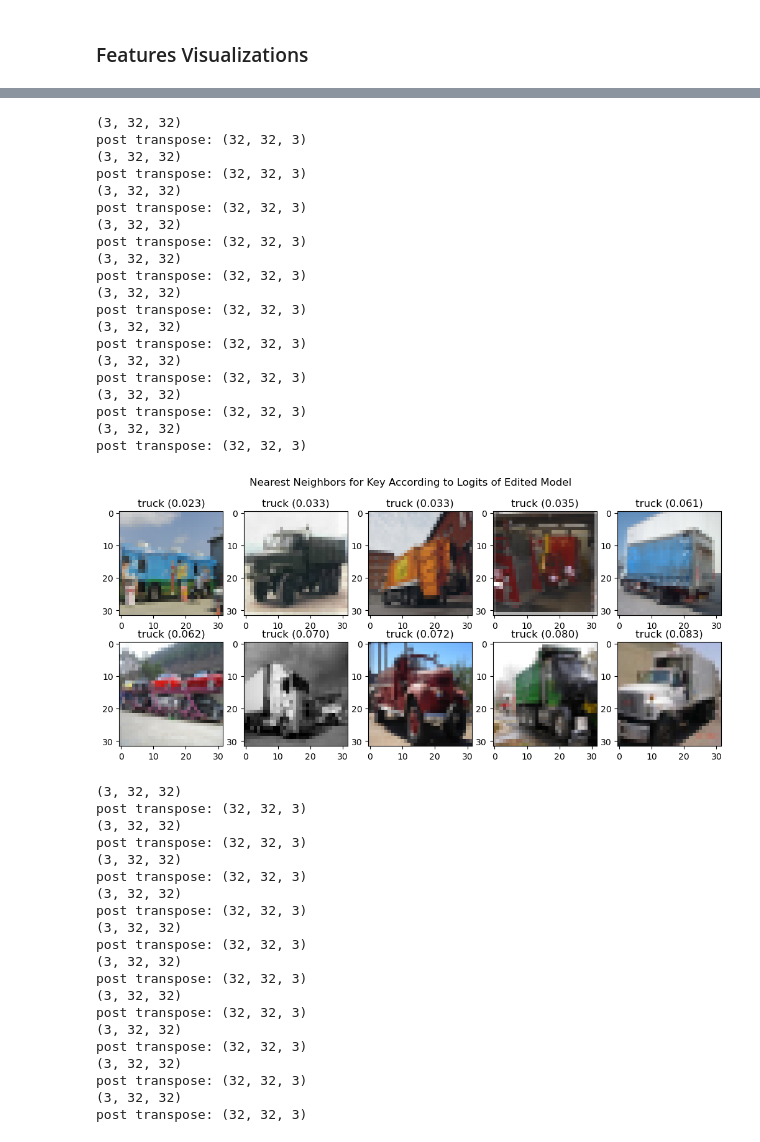
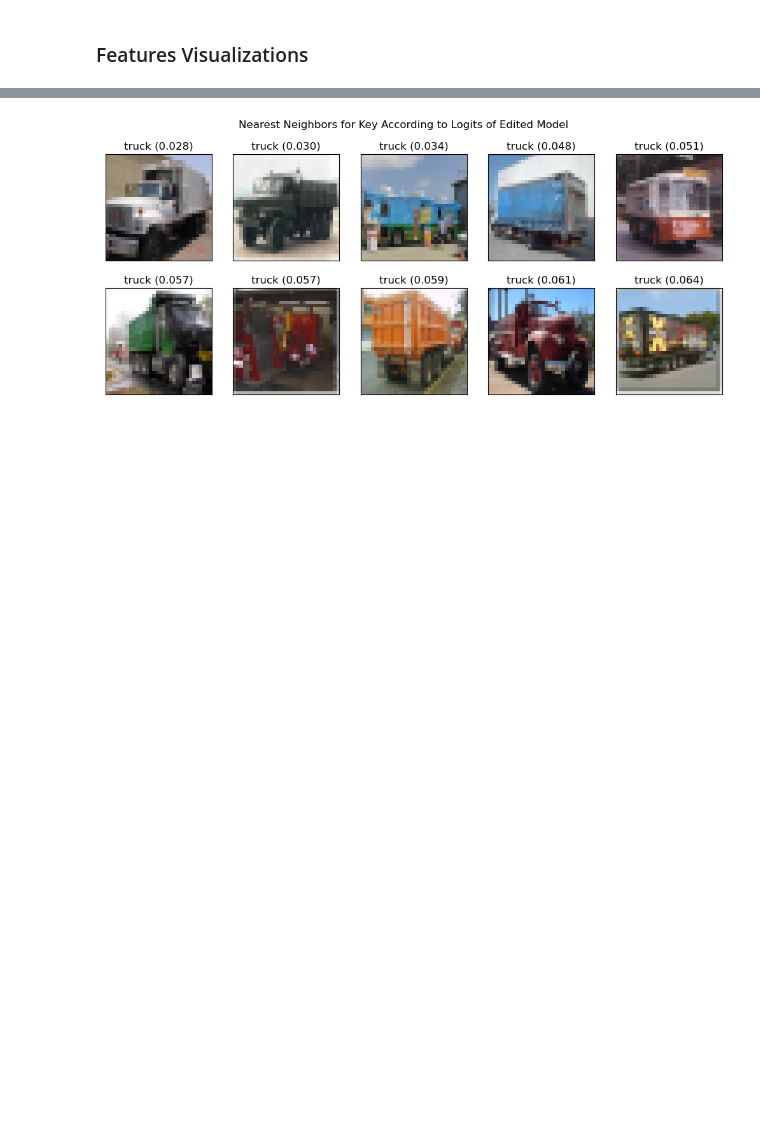
Before and after one commit to allisonchen23/model-editing, a Jupyter notebook: knn_analysis.ipynb, the cells around one changed output, grey strips where cells are left out. Saved outputs shown, nothing was run; the diff lists cells and outputs as text; code cells hidden in the pictures; blank space fills up the shorter version.

Commit message:
analyze distances @ feature and logit space

```diff
--- a/knn_analysis.ipynb
+++ b/knn_analysis.ipynb
@@ -21,13 +24,13 @@ import utils.visualizations as visualizations
 # %%
 # Define visualization function
 
-def show_results(results, class_list, idx, title):
+def show_results(results, class_list, idx, title, n_show=10, save_path=None):
     # pre_edit_resuilts = pre_edit_knn[data_type]
     # Keys: 'indices', 'distances', 'image_paths', 'labels'
-    anchor_indices = results['indices'][idx]
-    anchor_distances = results['distances'][idx]
-    anchor_image_paths = results['image_paths'][idx]
-    anchor_labels = results['labels'][idx]
+    anchor_indices = results['indices'][idx][:n_show]
+    anchor_distances = results['distances'][idx][:n_show]
+    anchor_image_paths = results['image_paths'][idx][:n_show]
+    anchor_labels = results['labels'][idx][:n_show]
     # anchor_labels = [class_list[label] for label in anchor1_labels]
     anchor_titles = []
     for label, distance in zip(anchor_labels, anchor_distances):
@@ -36,4 +39,5 @@ def show_results(results, class_list, idx, title):
     display_nearest_neighbors(
         image_paths=anchor_image_paths,
         labels=anchor_titles,
-        figure_title=title)
+        figure_title=title,
+        save_path=save_path)
@@ -190,29 +220,33 @@ post transpose: (32, 32, 3)
 # %%
 # LOGITS
-pre_edit_logits_knn = pre_edit_knn['logits']
-post_edit_logits_knn = pre_edit_knn['logits']
+# pre_edit_logits_knn = pre_edit_knn['logits']
+# post_edit_logits_knn = post_edit_knn['logits']
 
 # Logits for key (tank2)
 show_results(
-    results=pre_edit_logits_knn,
+    results=pre_edit_logits,
     class_list=class_list,
     idx=0,
-    title='Nearest Neighbors for Key According to Logits of Unedited Model')
+    title='Nearest Neighbors for Key According to Logits of Unedited Model',
+    save_path=os.path.join(save_dir, "pre_edit_key_neighbors_logits.png"))
 show_results(
-    results=post_edit_logits_knn,
+    results=post_edit_logits,
     class_list=class_list,
     idx=0,
-    title='Nearest Neighbors for Key According to Logits of Edited Model')
+    title='Nearest Neighbors for Key According to Logits of Edited Model',
+    save_path=os.path.join(save_dir, "post_edit_key_neighbors_logits.png"))
 
 # Logits for value (tank1)
 show_results(
-    results=pre_edit_logits_knn,
+    results=pre_edit_logits,
     class_list=class_list,
     idx=1,
-    title='Nearest Neighbors for Value According to Logits of Unedited Model')
+    title='Nearest Neighbors for Value According to Logits of Unedited Model',
+    save_path=os.path.join(save_dir, "pre_edit_value_neighbors_logits.png"))
 show_results(
-    results=post_edit_logits_knn,
+    results=post_edit_logits,
     class_list=class_list,
     idx=1,
-    title='Nearest Neighbors for Value According to Logits of Edited Model')
+    title='Nearest Neighbors for Value According to Logits of Edited Model',
+    save_path=os.path.join(save_dir, "post_edit_value_neighbors_logits.png"))
 # %% [output]
@@ -240,41 +254 @@ post transpose: (32, 32, 3)
-(3, 32, 32)
-post transpose: (32, 32, 3)
-(3, 32, 32)
-post transpose: (32, 32, 3)
-(3, 32, 32)
-post transpose: (32, 32, 3)
-(3, 32, 32)
-post transpose: (32, 32, 3)
-(3, 32, 32)
-post transpose: (32, 32, 3)
-(3, 32, 32)
-post transpose: (32, 32, 3)
-(3, 32, 32)
-post transpose: (32, 32, 3)
-(3, 32, 32)
-post transpose: (32, 32, 3)
-(3, 32, 32)
-post transpose: (32, 32, 3)
-(3, 32, 32)
-post transpose: (32, 32, 3)
-[figure, old version]
+[figure, new version]
-(3, 32, 32)
-post transpose: (32, 32, 3)
-(3, 32, 32)
-post transpose: (32, 32, 3)
-(3, 32, 32)
-post transpose: (32, 32, 3)
-(3, 32, 32)
-post transpose: (32, 32, 3)
-(3, 32, 32)
-post transpose: (32, 32, 3)
-(3, 32, 32)
-post transpose: (32, 32, 3)
-(3, 32, 32)
-post transpose: (32, 32, 3)
-(3, 32, 32)
-post transpose: (32, 32, 3)
-(3, 32, 32)
-post transpose: (32, 32, 3)
-(3, 32, 32)
-post transpose: (32, 32, 3)
```
Also changed, not shown: parts of 38 cells of this notebook, 5 other files.
